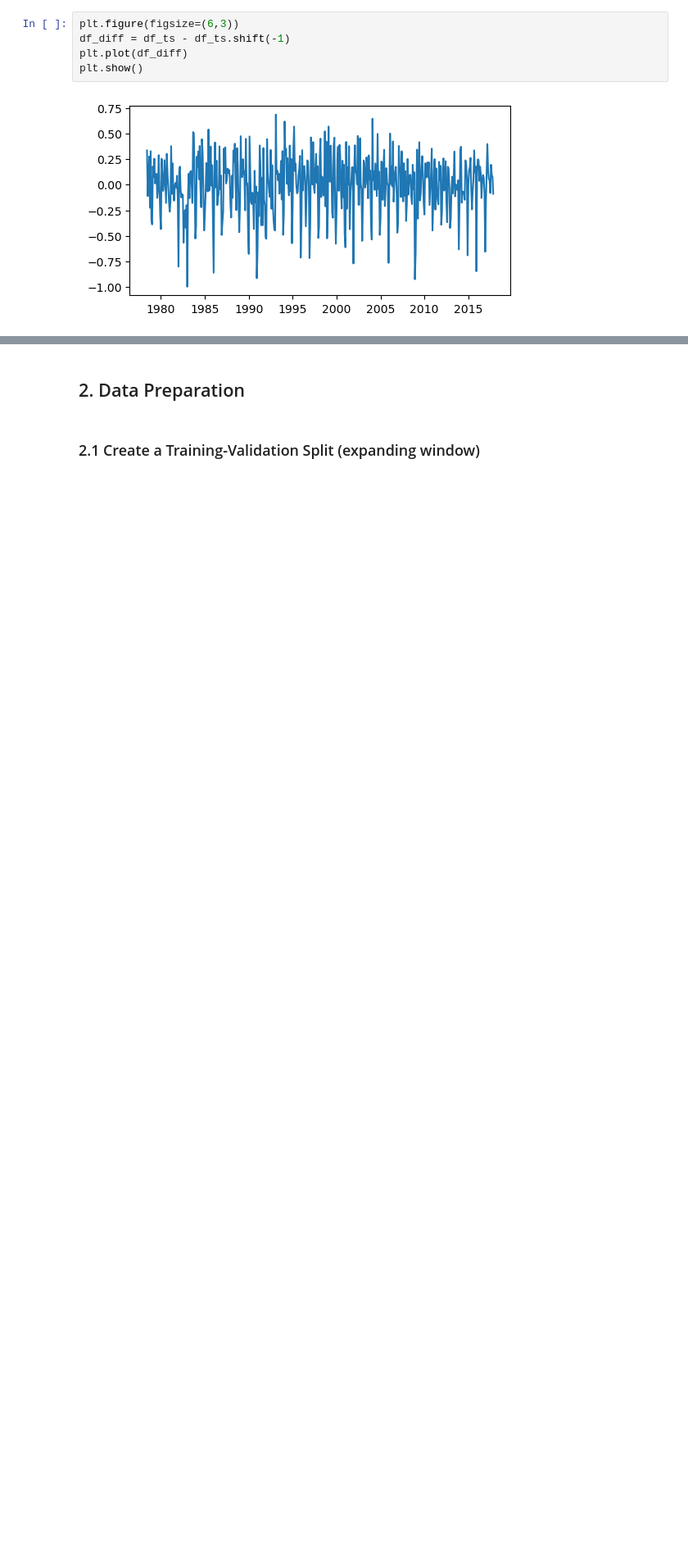
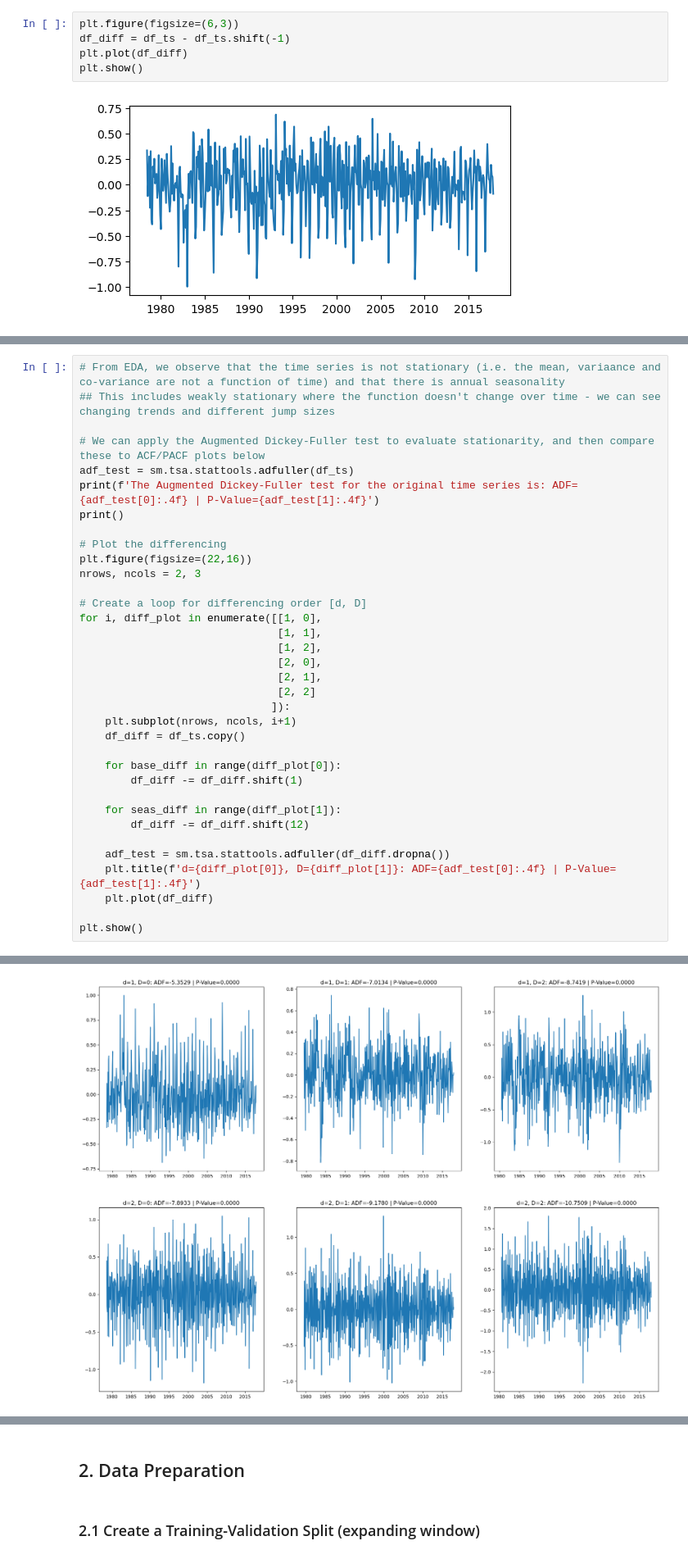
Before and after one commit to DamianChimes/QBUS6840-Predictive-Analytics, a Jupyter notebook: Exploratory Analysis.ipynb, the cells around one changed output, grey strips where cells are left out. Shown at 82% size. Drawn from its saved outputs; the diff is of its cells as text; blank space fills up the shorter version.

```diff
--- a/Exploratory Analysis.ipynb
+++ b/Exploratory Analysis.ipynb
@@ -145,0 +140,36 @@ Name: Underemployment Rate, Length: 475, dtype: float64
+# %%
+# From EDA, we observe that the time series is not stationary (i.e. the mean, variaance and co-variance are not a function of time) and that there is annual seasonality
+## This includes weakly stationary where the function doesn't change over time - we can see changing trends and different jump sizes
+
+# We can apply the Augmented Dickey-Fuller test to evaluate stationarity, and then compare these to ACF/PACF plots below
+adf_test = sm.tsa.stattools.adfuller(df_ts)
+print(f'The Augmented Dickey-Fuller test for the original time series is: ADF={adf_test[0]:.4f} | P-Value={adf_test[1]:.4f}')
+print()
+
+# Plot the differencing
+plt.figure(figsize=(22,16))
+nrows, ncols = 2, 3
+
+# Create a loop for differencing order [d, D]
+for i, diff_plot in enumerate([[1, 0],
+                               [1, 1],
+                               [1, 2],
+                               [2, 0],
+                               [2, 1],
+                               [2, 2]
+                              ]):
+    plt.subplot(nrows, ncols, i+1)
+    df_diff = df_ts.copy()
+
+    for base_diff in range(diff_plot[0]):
+        df_diff -= df_diff.shift(1)
+
+    for seas_diff in range(diff_plot[1]):
+        df_diff -= df_diff.shift(12)
+
+    adf_test = sm.tsa.stattools.adfuller(df_diff.dropna())
+    plt.title(f'd={diff_plot[0]}, D={diff_plot[1]}: ADF={adf_test[0]:.4f} | P-Value={adf_test[1]:.4f}')
+    plt.plot(df_diff)
+
+plt.show()
+# %% [output]
@@ -145,0 +177 @@ Name: Underemployment Rate, Length: 475, dtype: float64
+[figure, added]
```
Also changed, not shown: parts of 30 cells of this notebook, 1 other file.
